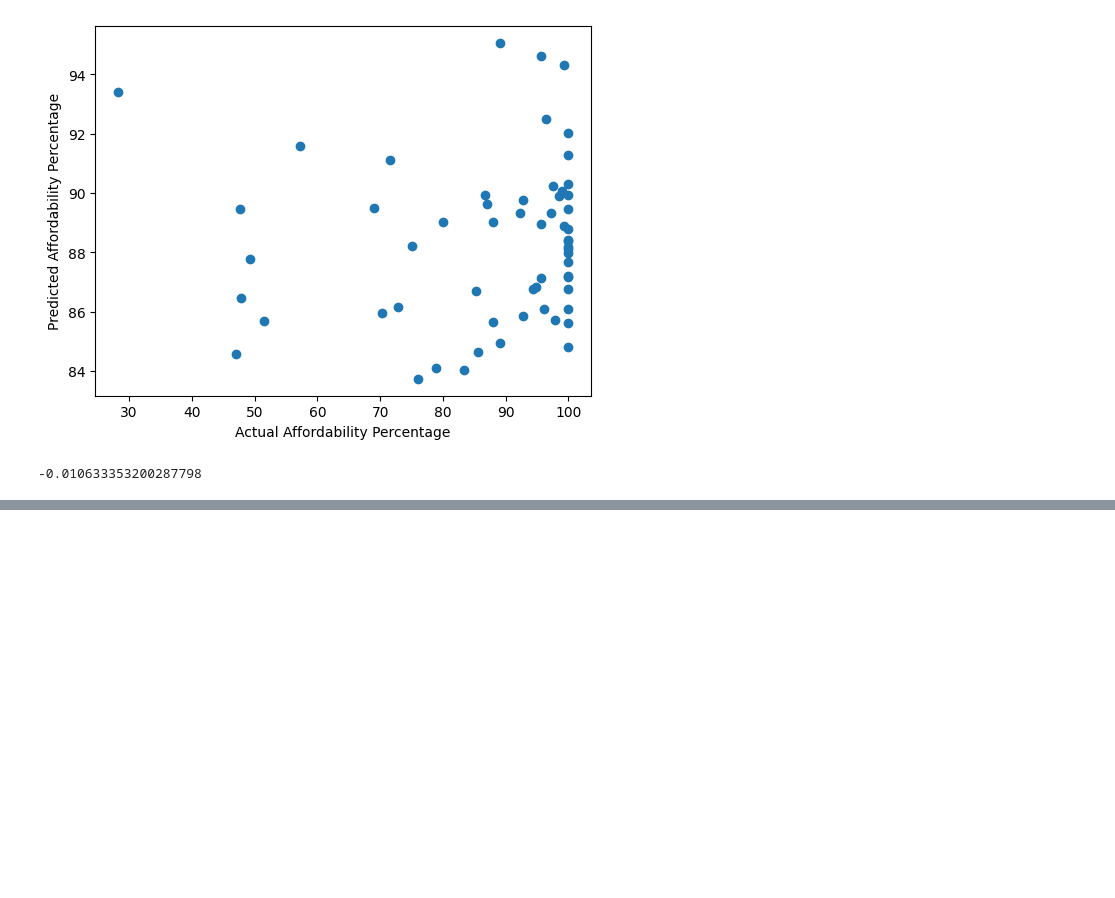
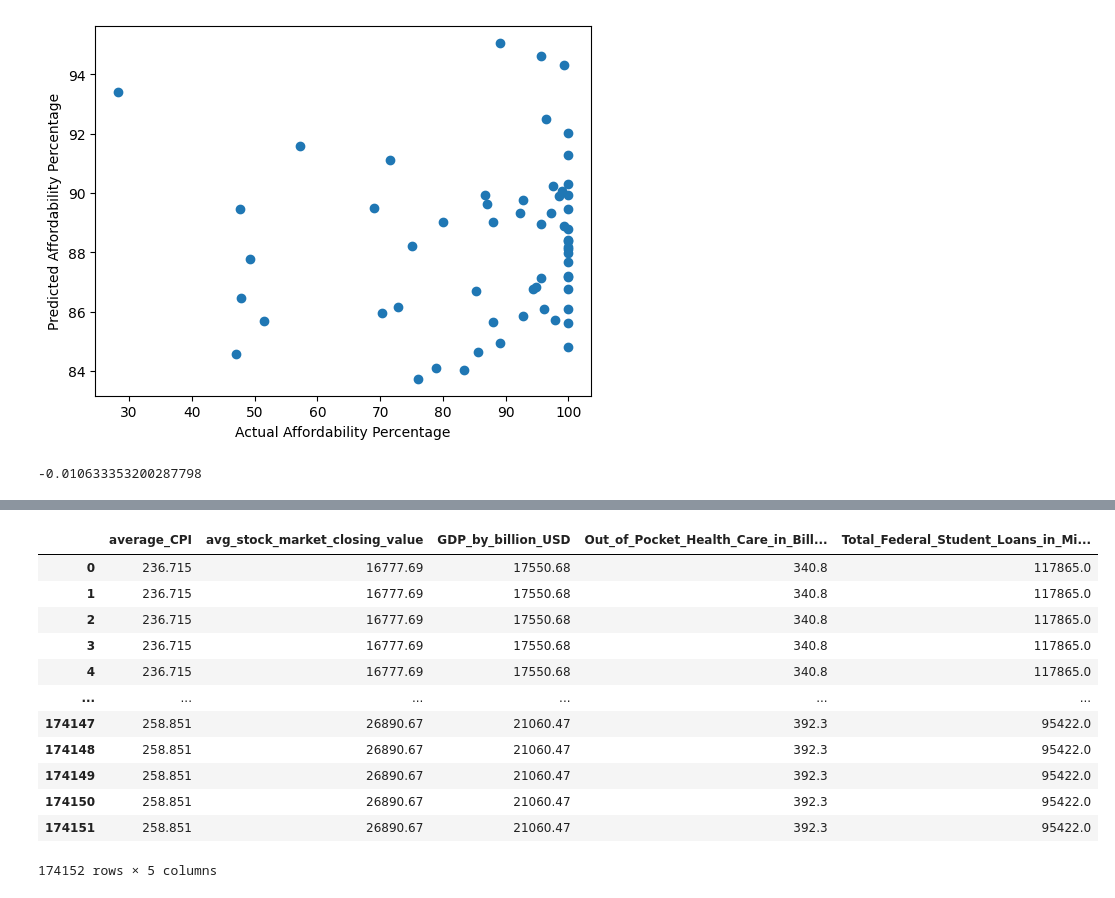
Before and after one commit to JessiPool/KaggleXProject, a Jupyter notebook: regressiontesting.ipynb, the cells around one changed output, grey strips where cells are left out. Saved outputs shown, nothing was run; the diff lists cells and outputs as text; code cells hidden in the pictures; blank space fills up the shorter version.

```diff
--- a/regressiontesting.ipynb
+++ b/regressiontesting.ipynb
@@ -562,0 +475,17 @@ log_strt
+# %%
+X = log_strt.drop(columns = ['state', 'year_only','affordability'])
+X
+# %% [output]
+|  | average_CPI | avg_stock_market_closing_value | GDP_by_billion_USD | Out_of_Pocket_Health_Care_in_Bill... | Total_Federal_Student_Loans_in_Mi... |
+| 0 | 236.715 | 16777.69 | 17550.68 | 340.8 | 117865.0 |
+| 1 | 236.715 | 16777.69 | 17550.68 | 340.8 | 117865.0 |
+| 2 | 236.715 | 16777.69 | 17550.68 | 340.8 | 117865.0 |
+| 3 | 236.715 | 16777.69 | 17550.68 | 340.8 | 117865.0 |
+| 4 | 236.715 | 16777.69 | 17550.68 | 340.8 | 117865.0 |
+| ... | ... | ... | ... | ... | ... |
+| 174147 | 258.851 | 26890.67 | 21060.47 | 392.3 | 95422.0 |
+| 174148 | 258.851 | 26890.67 | 21060.47 | 392.3 | 95422.0 |
+| 174149 | 258.851 | 26890.67 | 21060.47 | 392.3 | 95422.0 |
+| 174150 | 258.851 | 26890.67 | 21060.47 | 392.3 | 95422.0 |
+| 174151 | 258.851 | 26890.67 | 21060.47 | 392.3 | 95422.0 |
+174152 rows × 5 columns
```
Also changed, not shown: parts of 30 cells of this notebook.
